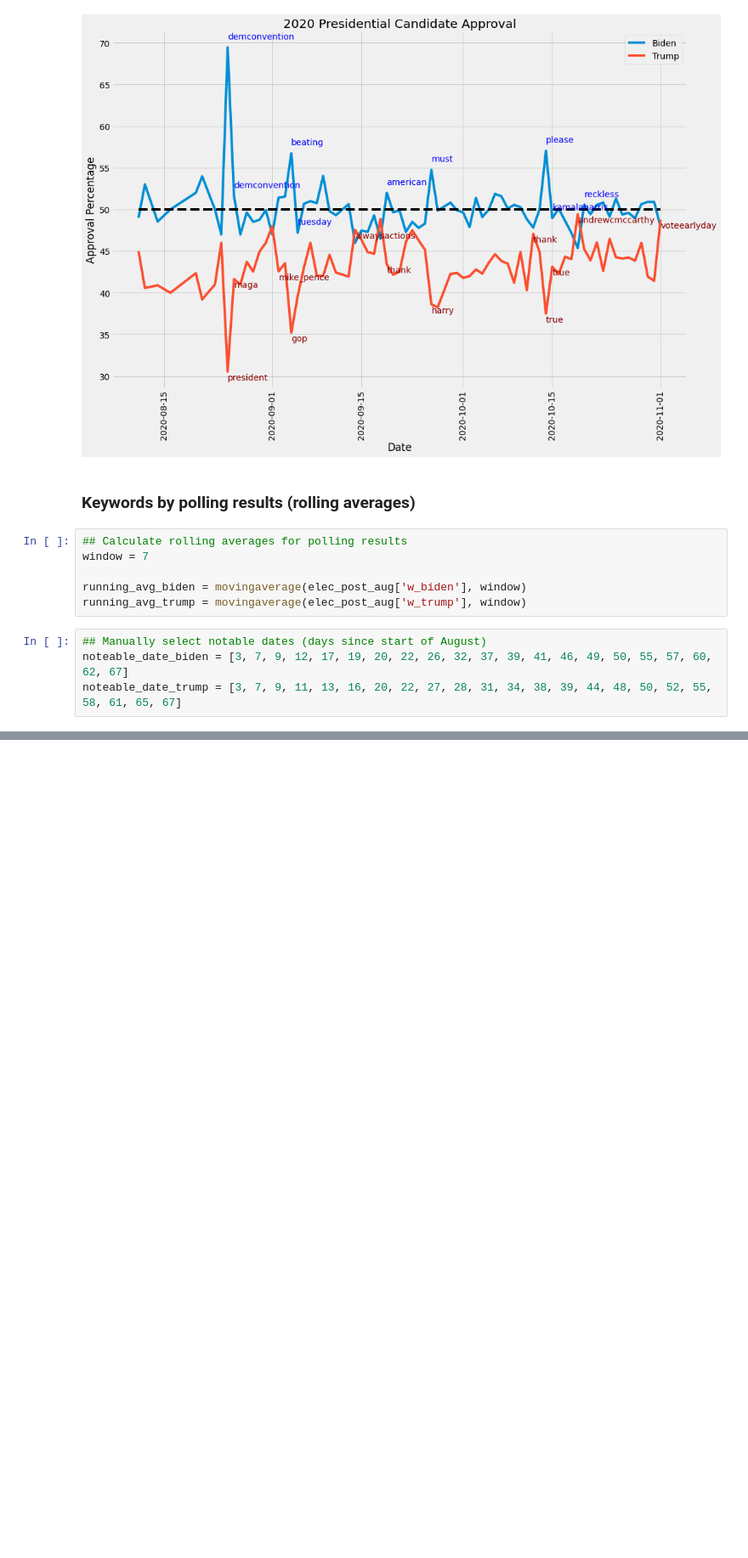
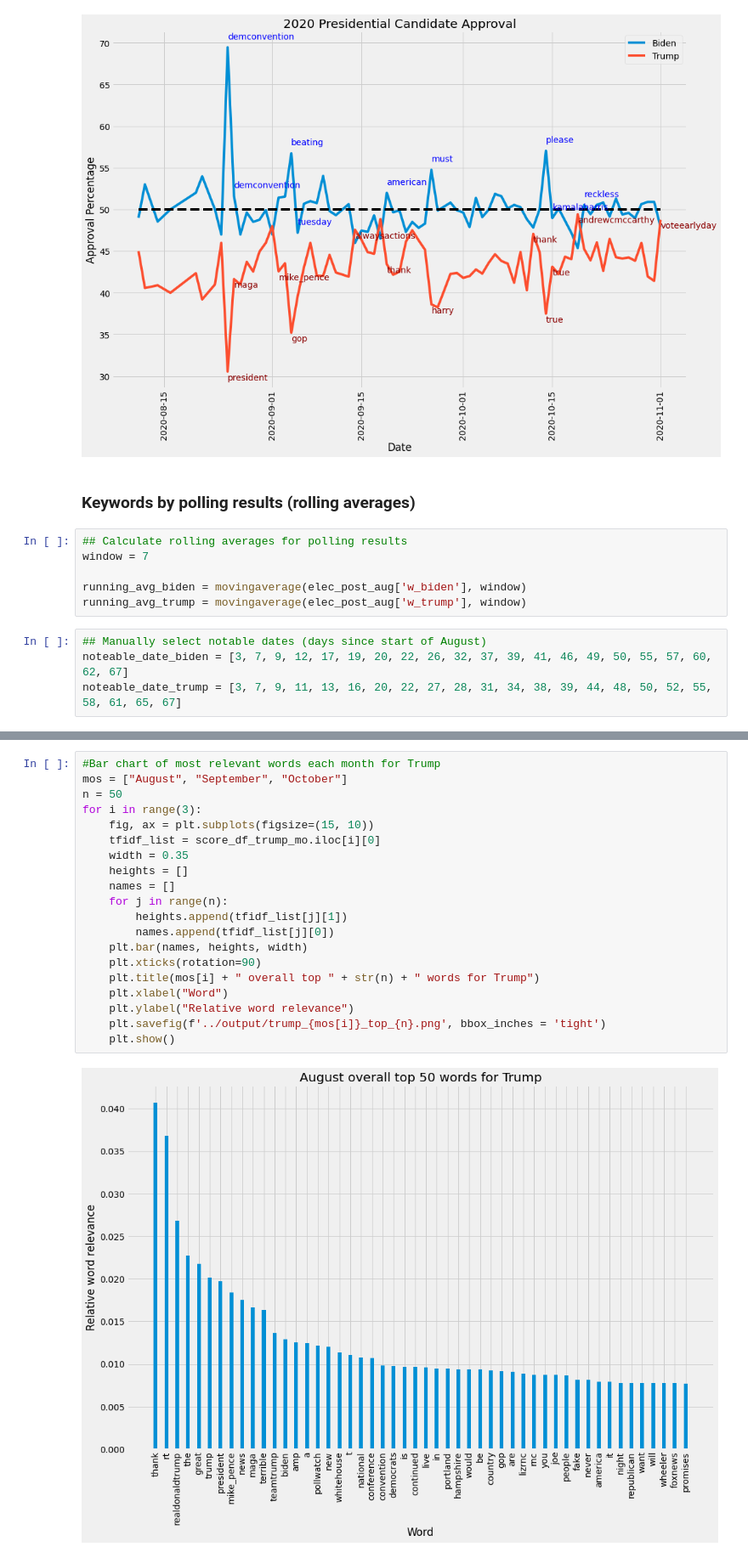
Before and after one commit to Maydit/1007-Project-2020, a Jupyter notebook: code/finalish_project.ipynb, the cells around one changed output, grey strips where cells are left out. Shown at 85% size. Drawn from its saved outputs; the diff is of its cells as text; blank space fills up the shorter version.

```diff
--- a/code/finalish_project.ipynb
+++ b/code/finalish_project.ipynb
@@ -539,0 +591,22 @@ plt.show()
+# %%
+#Bar chart of most relevant words each month for Trump
+mos = ["August", "September", "October"]
+n = 50
+for i in range(3):
+    fig, ax = plt.subplots(figsize=(15, 10))
+    tfidf_list = score_df_trump_mo.iloc[i][0]
+    width = 0.35
+    heights = []
+    names = []
+    for j in range(n):
+        heights.append(tfidf_list[j][1])
+        names.append(tfidf_list[j][0])
+    plt.bar(names, heights, width)
+    plt.xticks(rotation=90)
+    plt.title(mos[i] + " overall top " + str(n) + " words for Trump")
+    plt.xlabel("Word")
+    plt.ylabel("Relative word relevance")
+    plt.savefig(f'../output/trump_{mos[i]}_top_{n}.png', bbox_inches = 'tight')
+    plt.show()
+# %% [output]
+[figure, added]
```
Also changed, not shown: parts of 12 cells of this notebook.
